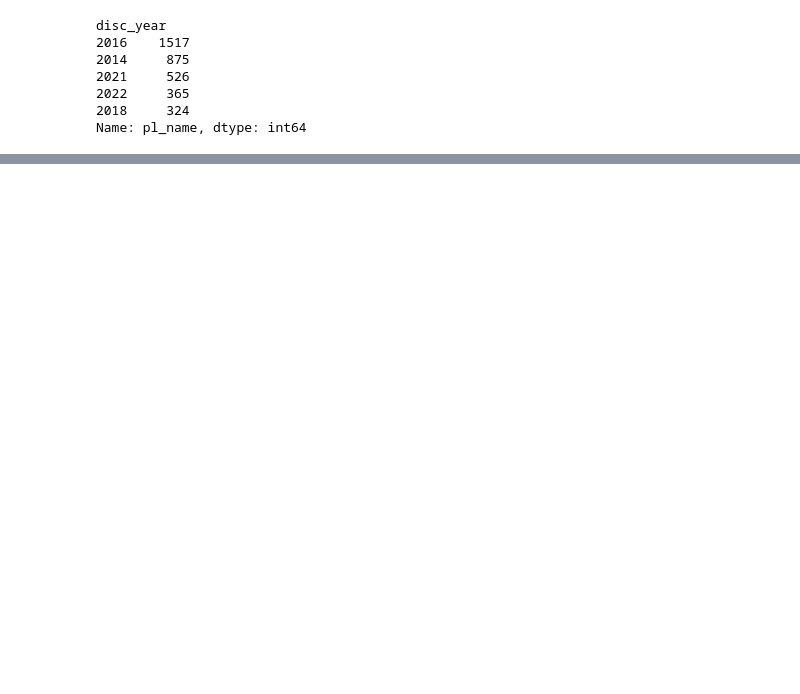
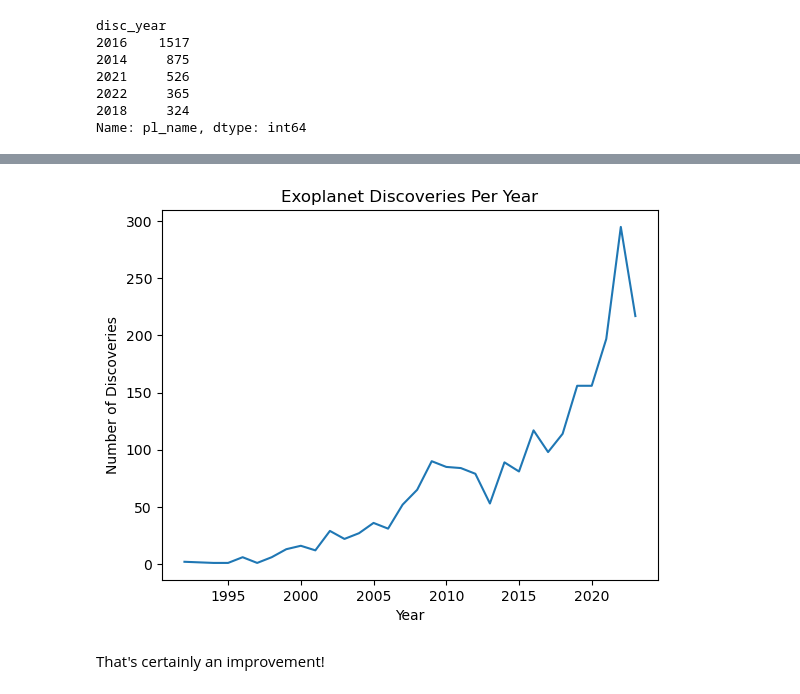
Before and after one commit to RBiebrich/NASA_Exoplanet_Data_Analysis, a Jupyter notebook: exoplanets.ipynb, the cells around one changed output, grey strips where cells are left out. Cells and saved outputs as stored; diff of their text form; code cells hidden in the pictures; blank space fills up the shorter version.

```diff
--- a/exoplanets.ipynb
+++ b/exoplanets.ipynb
@@ -69,0 +187,15 @@ Name: pl_name, dtype: int64
+# %%
+def not_kepler_plot():
+
+    plt.plot(not_kepler_disc_per_year)
+    plt.xlabel('Year')
+    plt.ylabel('Number of Discoveries')
+    plt.title('Exoplanet Discoveries Per Year')
+
+    plt.show()
+
+not_kepler_plot()
+# %% [output]
+[figure, added]
+# %% [markdown]
+That's certainly an improvement!
```
Also changed, not shown: parts of 16 cells of this notebook, 1 other file.
